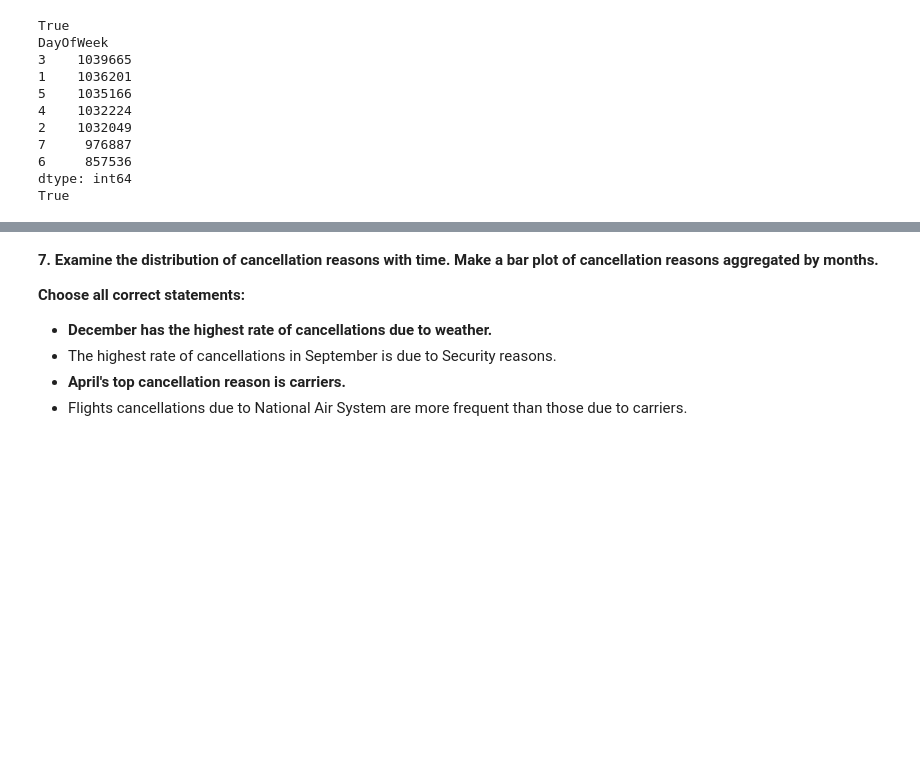
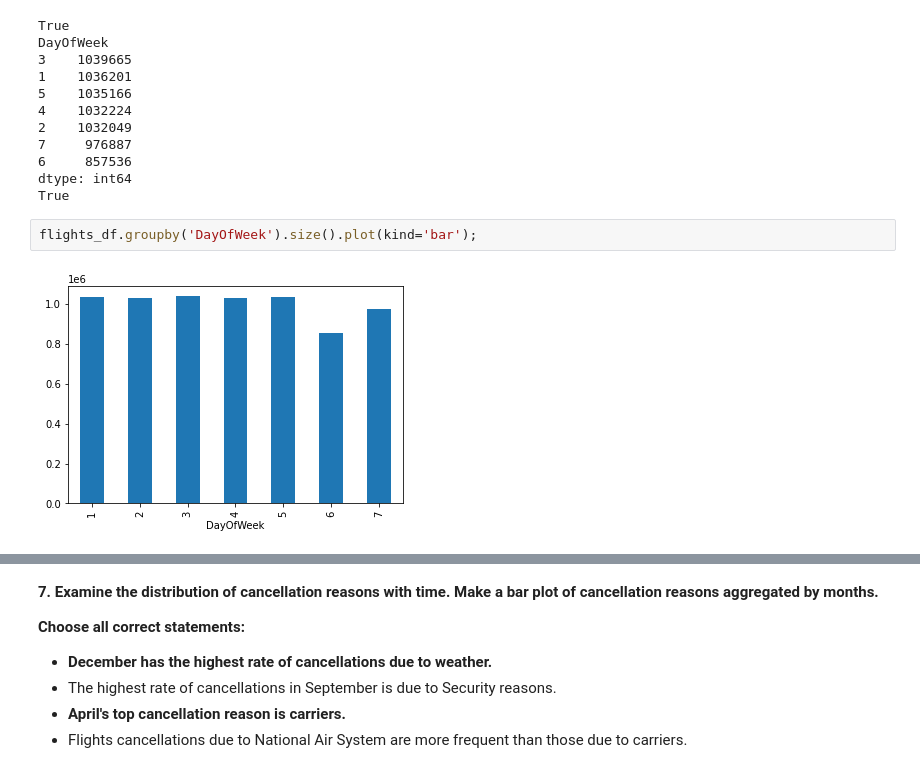
Before and after one commit to DaniilOr/cs102, a Jupyter notebook: HW7/assignment2_USA_flights.ipynb.ipynb, the cells around one changed output, grey strips where cells are left out. Drawn from its saved outputs; the diff is of its cells as text; blank space fills up the shorter version.

Commit message:
Pretty graphs included

```diff
--- a/HW7/assignment2_USA_flights.ipynb.ipynb
+++ b/HW7/assignment2_USA_flights.ipynb.ipynb
@@ -346,3 +340,7 @@ DayOfWeek
 6     857536
 dtype: int64
 True
+# %%
+flights_df.groupby('DayOfWeek').size().plot(kind='bar');
+# %% [output]
+[figure, added]
```
Also changed, not shown: parts of 6 cells of this notebook.
